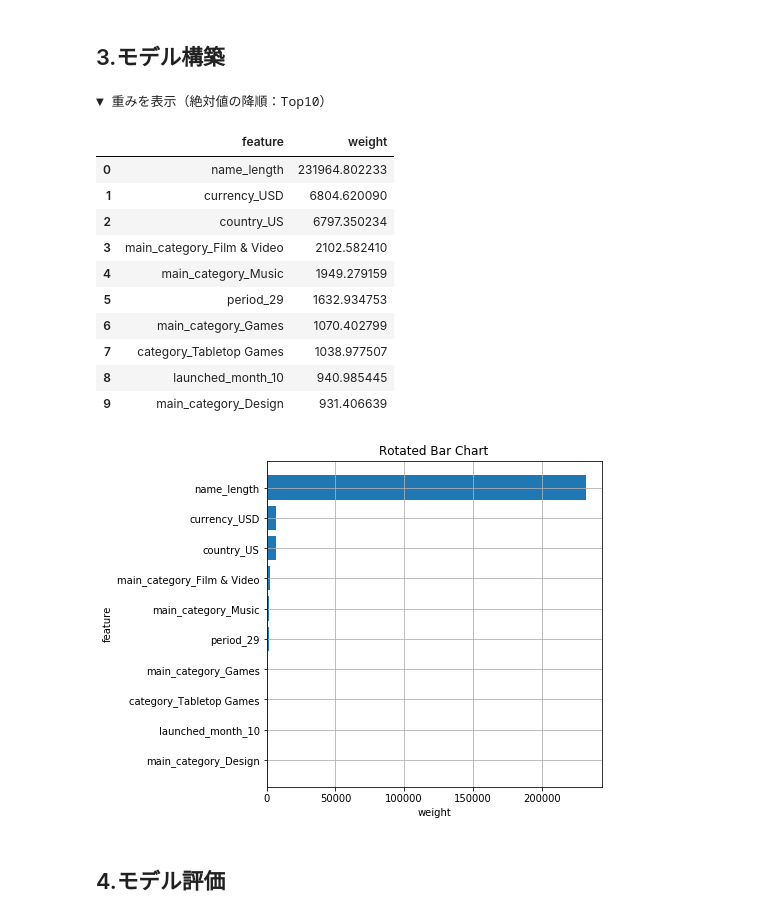
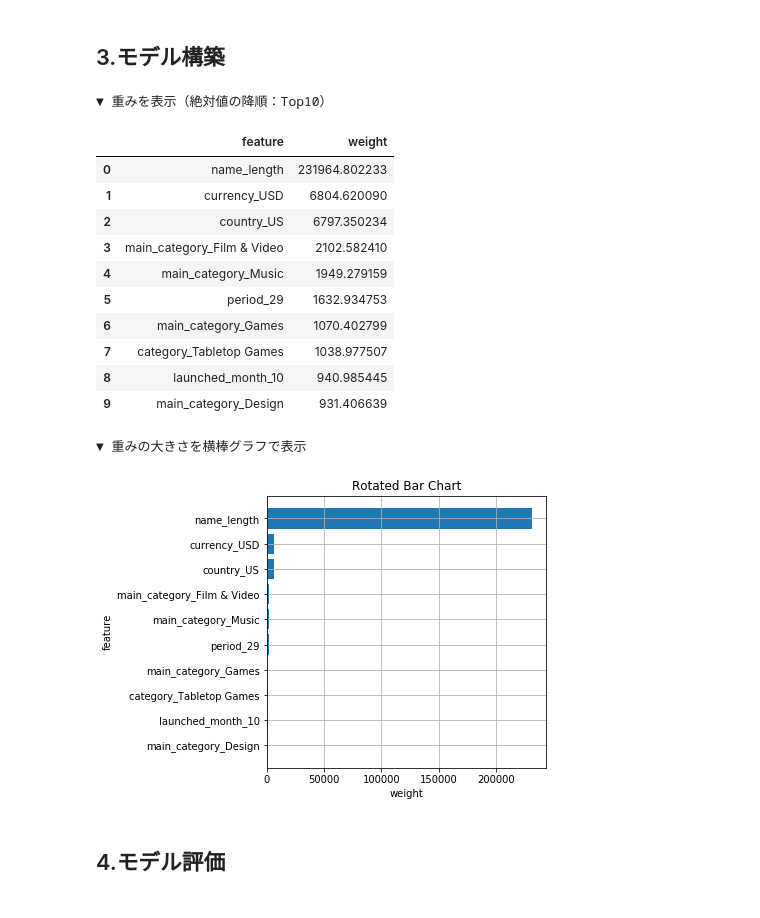
Before and after one commit to arsma12/skillupAI, a Jupyter notebook: Day1_work_長谷川雅代.ipynb, the cells around one changed output. Drawn from its saved outputs; the diff is of its cells as text; code cells hidden in the pictures.

```diff
--- a/Day1_work_長谷川雅代.ipynb
+++ b/Day1_work_長谷川雅代.ipynb
@@ -369,7 +386,7 @@ print('→午後2,3時あたりに開始すると成功率が高まるようだ
 print('\n▼ main_categoryとcategory別のカウントと成功率')
 df_category = df[['main_category','category','state']]
 
-pd.set_option('display.max_rows', 30)
+pd.set_option('display.max_rows', 20)
 
 display(df_category.groupby(['main_category', 'category']).agg(['count','mean']))
 print('→main_categoryとcategoryは別々で考慮したほうが良さそう。')
@@ -382,15 +399,15 @@ print('→成功しやすいmain_categoryと失敗しやすいmain_categoryが
 # category
 show_state_count_plot('category',20,3, True,40)
 
-#print('▼ category件数順（Top10）')
-#display(pd.DataFrame(df['category'].value_counts(),columns=['category']).head(10))
+print('▼ category件数順（Top10）')
+display(pd.DataFrame(df['category'].value_counts(),columns=['category']).head(10))
 
 show_successrate_barplot('category',20,3, baseline,True,40)
 
-#print('▼ category成功率順（Top10）')
-#successrate = pd.DataFrame(df['state'].groupby(df['category']).mean())
-#successrate_s = successrate.sort_values('state', ascending=False) # 成功率降順
-#display(successrate_s.head(10))
+print('▼ category成功率順（Top10）')
+successrate = pd.DataFrame(df['state'].groupby(df['category']).mean())
+successrate_s = successrate.sort_values('state', ascending=False) # 成功率降順
+display(successrate_s.head(10))
 
 print('→成功しやすいcategoryと失敗しやすいcategoryがありそう。')
 # %% [output]
@@ -578,51 +609,50 @@ clf = SGDClassifier(loss='log',           # ロジスティック回帰を指定
                     tol=1e-3              # 収束する誤差の指定
                    )
 
 # 学習
 clf.fit(X, y)
 
 #print('w0 = {:.3f}'.format(clf.intercept_[0]))
 
-# 結果をリストへ変換
-list_f = list(df_dummies.drop('state', axis=1).columns)
-list_w = np.reshape(clf.coef_[0], -1).tolist()
+# 結果をDataFrameへ格納
+res_df = pd.DataFrame(columns=['feature','weight','abs_w'])
+res_df['feature'] = list(df_dummies.drop('state', axis=1).columns)
+res_df['weight'] = np.reshape(clf.coef_[0], -1).tolist() # 重み
+res_df['abs_w'] = abs(res_df['weight']) # 絶対値
 
-# 重みを表示
-list_df = pd.DataFrame(columns=['feature','weight','abs_w'])
-for i, feature in enumerate(list_f):
-    list_df = list_df.append(pd.Series([feature,list_w[i],abs(list_w[i])],index=list_df.columns), ignore_index=True)
-
-# 絶対値の降順ソート
+# 重みの絶対値の降順ソート
 print('\n▼ 重みを表示（絶対値の降順：Top10）')
-list_df = list_df.sort_values('abs_w', ascending=False)
-list_df.reset_index(drop=True,inplace=True)
-list_df = list_df.drop('abs_w', axis=1)
-list_head = list_df.head(10)
-display(list_df.head(10))
+res_df = res_df.sort_values('abs_w', ascending=False)
+res_df.reset_index(drop=True,inplace=True)
+res_df = res_df.drop('abs_w', axis=1)
+res_df_head = res_df.head(10)
+display(res_df_head.head(10))
 
 # 重みの大きさを横棒グラフで表示
-plt.figure(figsize=(6, 6))
-plt.barh(np.arange(len(list_head['feature']))[::-1], list_head['weight'], align='center')
-plt.yticks(np.arange(len(list_head['feature']))[::-1], list_head['feature'])
+print('\n▼ 重みの大きさを横棒グラフで表示')
+plt.figure(figsize=(5, 5))
+plt.barh(np.arange(len(res_df_head['feature']))[::-1], res_df_head['weight'], align='center')
+plt.yticks(np.arange(len(res_df_head['feature']))[::-1], res_df_head['feature'])
 plt.title('Rotated Bar Chart')
 plt.xlabel('weight')
 plt.ylabel('feature')
 plt.grid()
 plt.show()
 # %% [output]
 ▼ 重みを表示（絶対値の降順：Top10）
 |  | feature | weight |
 | 0 | name_length | 231964.802233 |
 | 1 | currency_USD | 6804.620090 |
 | 2 | country_US | 6797.350234 |
 | 3 | main_category_Film & Video | 2102.582410 |
 | 4 | main_category_Music | 1949.279159 |
 | 5 | period_29 | 1632.934753 |
 | 6 | main_category_Games | 1070.402799 |
 | 7 | category_Tabletop Games | 1038.977507 |
 | 8 | launched_month_10 | 940.985445 |
 | 9 | main_category_Design | 931.406639 |
+▼ 重みの大きさを横棒グラフで表示
-[figure, old version]
+[figure, new version]
 # %% [markdown]
 ## 4.モデル評価
 # %%
```
Also changed, not shown: parts of 11 cells of this notebook.
